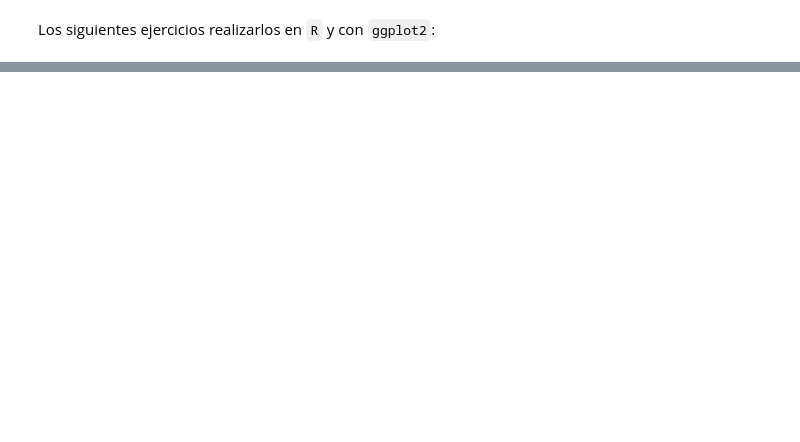
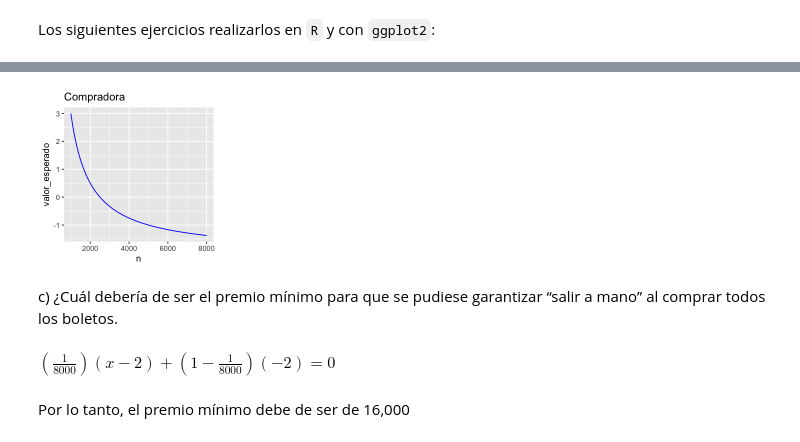
Before and after one commit to Roberto919/Propedeutico, a Jupyter notebook: Ejercicios_clase/R/2_probabilidad/7_variables_aleatorias.ipynb, the cells around one changed output, grey strips where cells are left out. Drawn from its saved outputs; the diff is of its cells as text; code cells hidden in the pictures; blank space fills up the shorter version.

```diff
--- a/Ejercicios_clase/R/2_probabilidad/7_variables_aleatorias.ipynb
+++ b/Ejercicios_clase/R/2_probabilidad/7_variables_aleatorias.ipynb
@@ -467,0 +597,26 @@ c) ¿Cuál debería de ser el premio mínimo para que se pudiese garantizar “s
+# %%
+n <- seq(1000, 8000, 100)
+# %%
+g_compradora <- function(n){
+    (1/n)*(5000 - 2) + (1 - 1/n)*(-2)
+}
+# %%
+df_compradora <- data.frame(
+    n=n,
+    valor_esperado=g_compradora(n)
+)
+# %%
+ggplot(
+    data=df_compradora,
+    aes(x=n, y=valor_esperado)
+) +
+geom_line(colour='blue') +
+ggtitle('Compradora')
+# %% [output]
+[figure, added]
+# %% [markdown]
+c) ¿Cuál debería de ser el premio mínimo para que se pudiese garantizar “salir a mano” al comprar todos los boletos.
+# %% [markdown]
+$(\frac{1}{8000})(x - 2) + (1 - \frac{1}{8000})(-2) = 0$
+# %% [markdown]
+Por lo tanto, el premio mínimo debe de ser de 16,000
```
Also changed, not shown: parts of 40 cells of this notebook, 7 other files.
